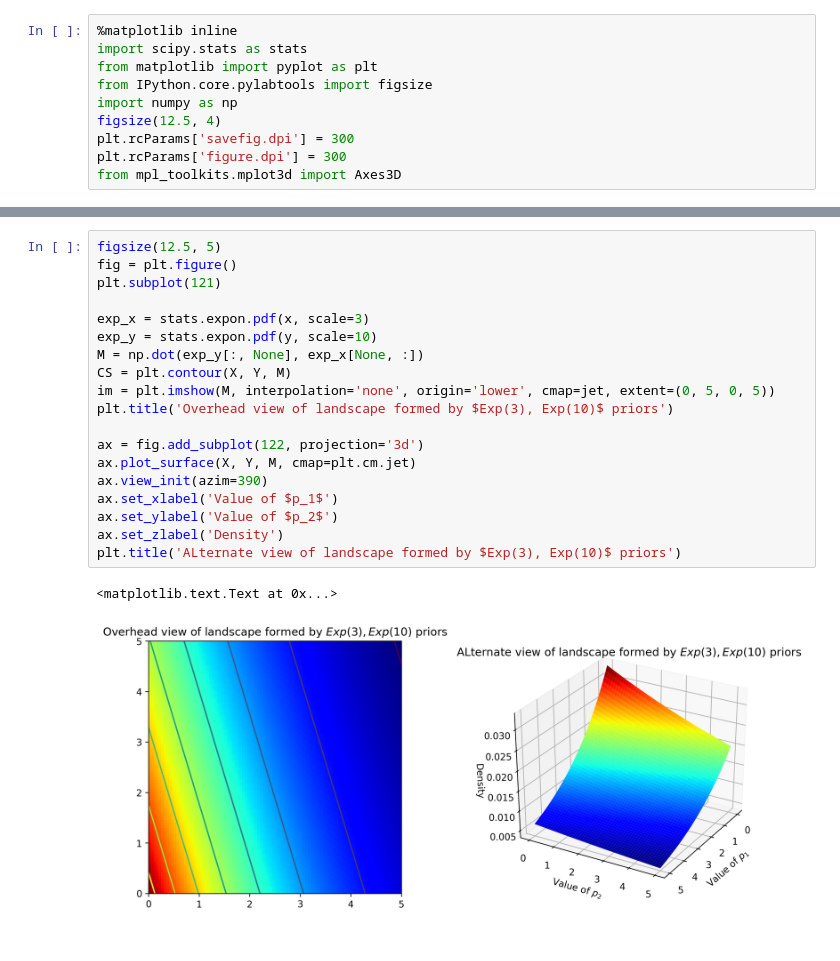
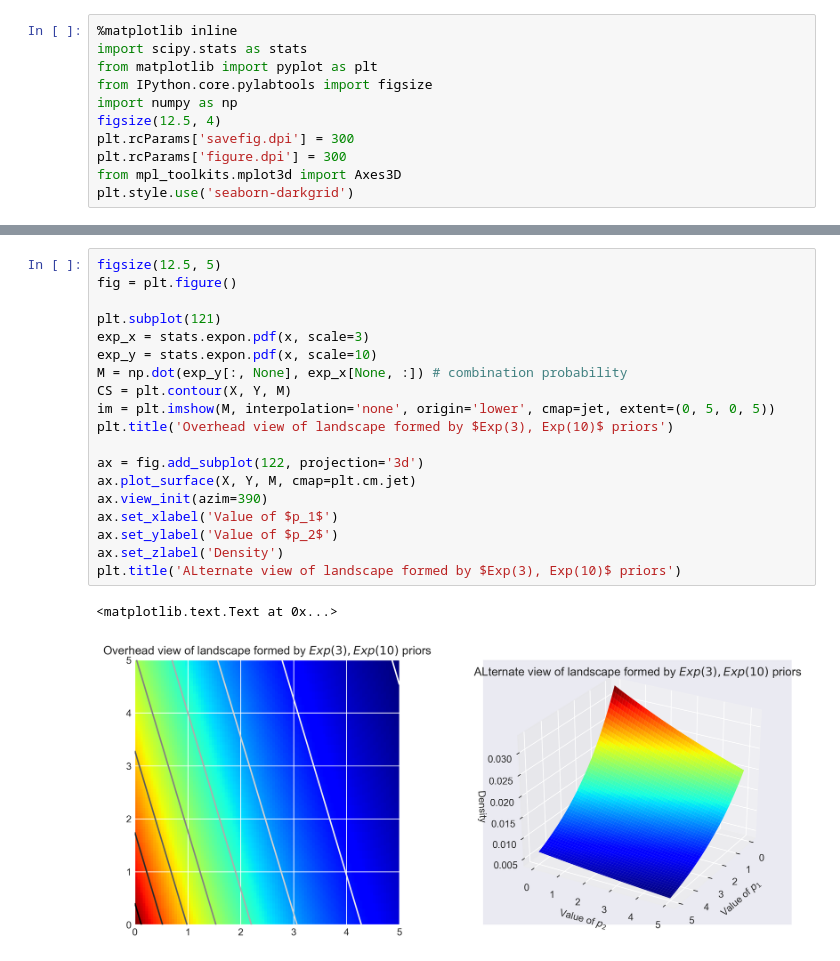
Before and after one commit to shuuchen/prob_programming, a Jupyter notebook: 3 Opening the black box of MCMC.ipynb, the cells around one changed output, grey strips where cells are left out. Saved outputs shown, nothing was run; the diff lists cells and outputs as text.

```diff
--- a/3 Opening the black box of MCMC.ipynb
+++ b/3 Opening the black box of MCMC.ipynb
@@ -8,6 +8,7 @@ figsize(12.5, 4)
 plt.rcParams['savefig.dpi'] = 300
 plt.rcParams['figure.dpi'] = 300
 from mpl_toolkits.mplot3d import Axes3D
+plt.style.use('seaborn-darkgrid')
 # %%
 jet = plt.cm.jet
 fig = plt.figure()
@@ -38,22 +39,22 @@ plt.title('ALternate view of landscape formed by Uniform priors')
 # %%
 figsize(12.5, 5)
 fig = plt.figure()
+
 plt.subplot(121)
-
 exp_x = stats.expon.pdf(x, scale=3)
-exp_y = stats.expon.pdf(y, scale=10)
-M = np.dot(exp_y[:, None], exp_x[None, :])
+exp_y = stats.expon.pdf(x, scale=10)
+M = np.dot(exp_y[:, None], exp_x[None, :]) # combination probability
 CS = plt.contour(X, Y, M)
 im = plt.imshow(M, interpolation='none', origin='lower', cmap=jet, extent=(0, 5, 0, 5))
 plt.title('Overhead view of landscape formed by $Exp(3), Exp(10)$ priors')
 
 ax = fig.add_subplot(122, projection='3d')
 ax.plot_surface(X, Y, M, cmap=plt.cm.jet)
 ax.view_init(azim=390)
 ax.set_xlabel('Value of $p_1$')
 ax.set_ylabel('Value of $p_2$')
 ax.set_zlabel('Density')
 plt.title('ALternate view of landscape formed by $Exp(3), Exp(10)$ priors')
 # %% [output]
 <matplotlib.text.Text at 0x...>
-[figure, old version]
+[figure, new version]
```
Also changed, not shown: parts of 5 cells of this notebook, 1 other file.
